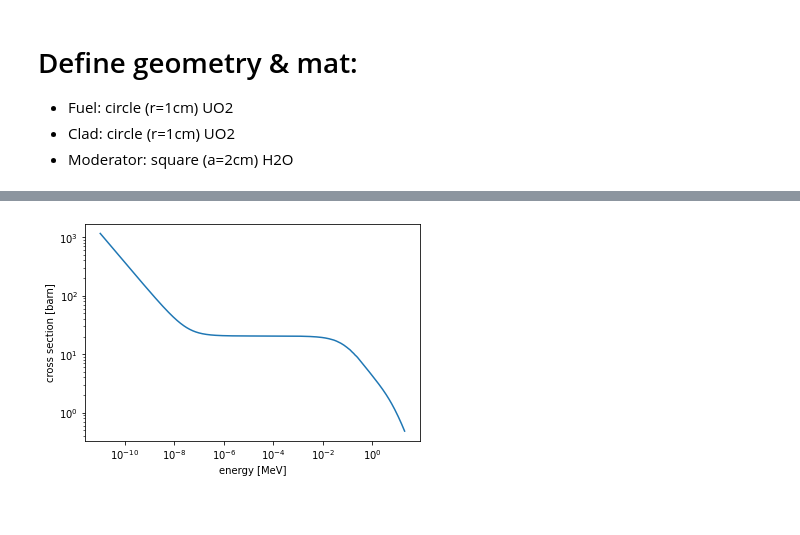
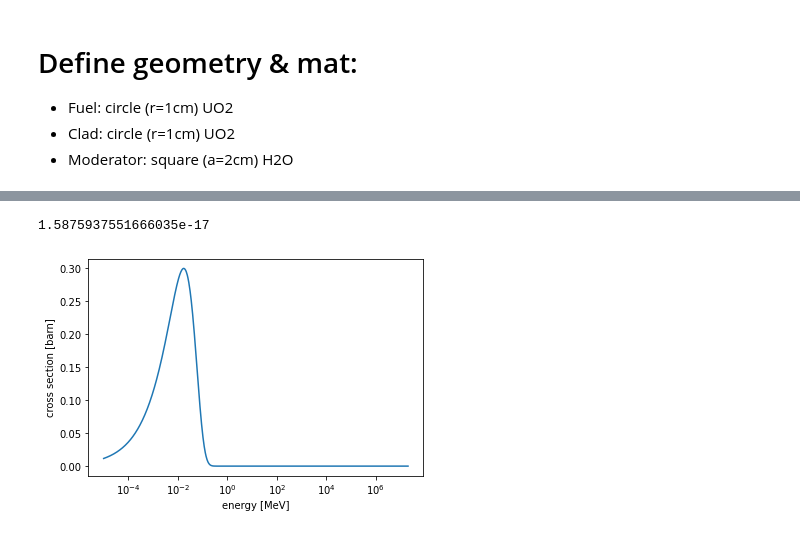
Before and after one commit to jalilabdelhamid/Deterministic, a Jupyter notebook: Deterministic.ipynb, the cells around one changed output, grey strips where cells are left out. Drawn from its saved outputs; the diff is of its cells as text; code cells hidden in the pictures.

```diff
--- a/Deterministic.ipynb
+++ b/Deterministic.ipynb
@@ -16,7 +16,7 @@ def down_spectrum(x_E):
   return 1/x_E
 
 def thermal_spectrum(x_E,x_T):
-  return x_E * np.exp(-x_E/(x_T * 1.380649e-23))
+  return x_E * np.exp(-x_E /(x_T * 8.617333262e-5))
 # %% [markdown]
 # Define geometry & mat:
 
@@ -36,7 +66,9 @@ dset_energy = f['H1']['energy']['294K']
 dset_micro_xs = f['H1']['reactions']['reaction_002']['294K']['xs']
 x = np.zeros(dset_energy.size)
 y = np.zeros(dset_energy.size)
+y_f = np.zeros(dset_energy.size)
 for i in range (0,dset_energy.size):
-  print(f"enery= {dset_energy[i]}   {dset_micro_xs[i]}")
-  x[i]=dset_energy[i] / 1e6
-  y[i]=dset_micro_xs[i]
+  #print(f"enery= {dset_energy[i]}   {dset_micro_xs[i]}")
+  x[i] = dset_energy[i]
+  y[i] = dset_micro_xs[i]
+  y_f[i] = thermal_spectrum(x[i] ,300.0)
@@ -61,10 +75,16 @@ enery= 20000000.0   0.4827462
+# %%
+print(thermal_spectrum(1,300.0))
+# %% [output]
+1.5875937551666035e-17
 # %%
 import matplotlib.pyplot as plt
-plt.plot(x,y)
+#plt.plot(x,y,label="cross section")
+z= y*y_f
+plt.plot(x,z,label="spectrum")
 plt.ylabel('cross section [barn]')
 plt.xlabel('energy [MeV]')
-plt.yscale('log')
+#plt.yscale('log')
 plt.xscale('log')
 plt.show()
 # %% [output]
-[figure, old version]
+[figure, new version]
```
Also changed, not shown: parts of 4 cells of this notebook.
